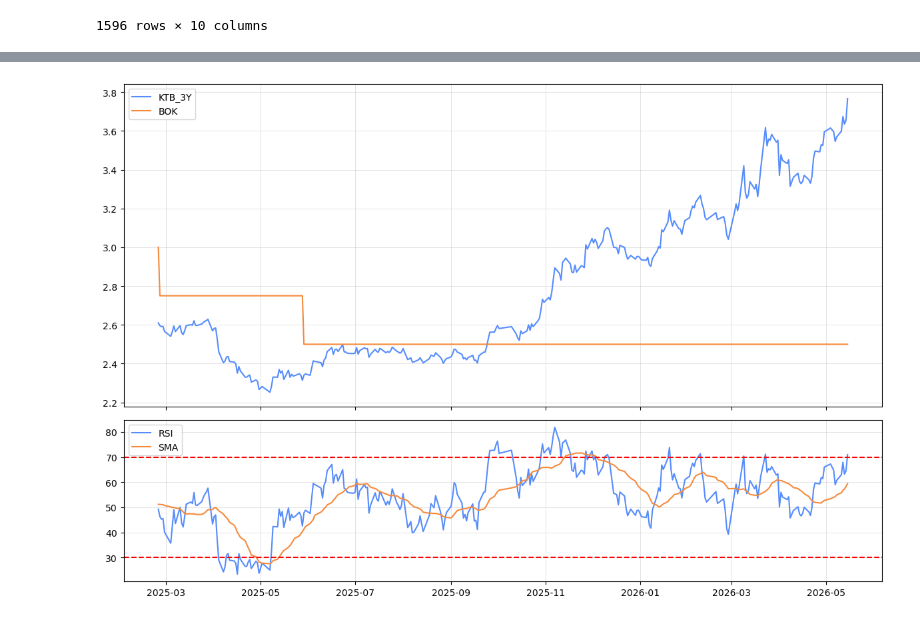
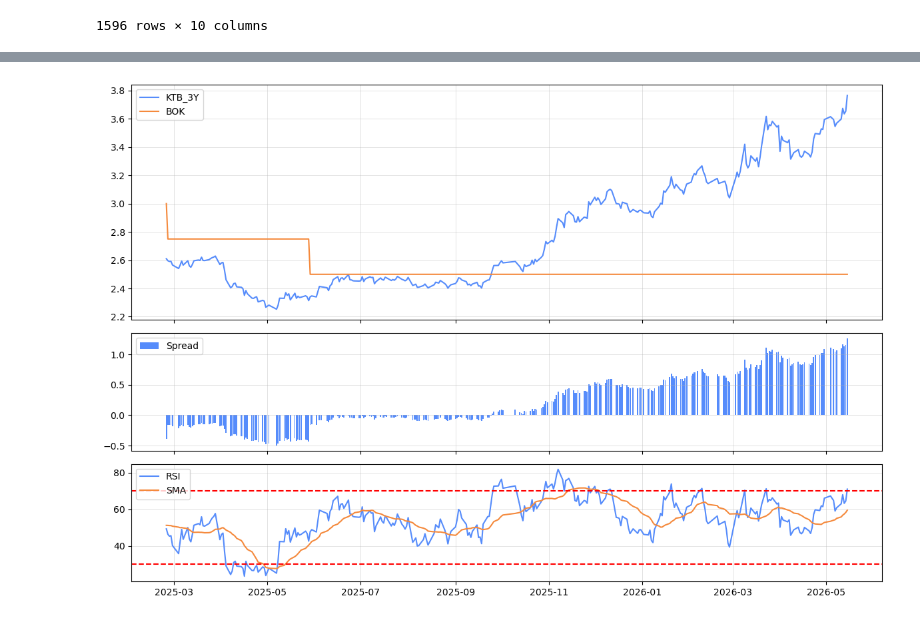
Before and after one commit to dkunyoon/dashboard, a Jupyter notebook: ktb_analysis.ipynb, the cells around one changed output, grey strips where cells are left out. Cells and saved outputs as stored; diff of their text form; code cells hidden in the pictures.

Commit message:
added spread

```diff
--- a/ktb_analysis.ipynb
+++ b/ktb_analysis.ipynb
@@ -51,27 +67,32 @@ df_ktb
 # %%
 days = 300
 ticker = "KTB_3Y"
 
 temp = df_ktb[["BOK", ticker]]
+temp["Spread"] = temp[ticker] - temp["BOK"]
 temp["RSI"] = ta.rsi(temp[ticker], length=14)
 temp["RSI_SMA"] = ta.sma(temp["RSI"], length=20)
 temp = temp.dropna()
 
-fig, (ax1, ax2) = plt.subplots(2, 1, figsize=(12, 8), height_ratios=(2, 1), sharex=True)
+fig, (ax1, ax2, ax3) = plt.subplots(3, 1, figsize=(12, 8), height_ratios=(2, 1, 1), sharex=True)
 fig.subplots_adjust(hspace=0.05)
 
 ax1.plot(temp.loc[temp.index[-days]:, ticker], label=ticker)
 ax1.plot(temp.loc[temp.index[-days]:, "BOK"], label="BOK")
-ax2.plot(temp.loc[temp.index[-days]:, "RSI"], label="RSI")
-ax2.plot(temp.loc[temp.index[-days]:, "RSI_SMA"], label="SMA")
-ax2.axhline(y=70, color="r", linestyle="--")
-ax2.axhline(y=30, color="r", linestyle="--")
+# ax2.plot(temp.loc[temp.index[-days]:, "Spread"], label="Spread")
+ax2.bar(temp.index[-days:], temp.loc[temp.index[-days:], "Spread"], label="Spread")
+ax3.plot(temp.loc[temp.index[-days]:, "RSI"], label="RSI")
+ax3.plot(temp.loc[temp.index[-days]:, "RSI_SMA"], label="SMA")
+ax3.axhline(y=70, color="r", linestyle="--")
+ax3.axhline(y=30, color="r", linestyle="--")
 
 ax1.grid()
 ax1.legend()
 ax2.grid()
 ax2.legend()
+ax3.grid()
+ax3.legend()
 plt.tight_layout()
 plt.show()
 # %% [output]
-[figure, old version]
+[figure, new version]
```
Also changed, not shown: parts of 1 cell of this notebook.
